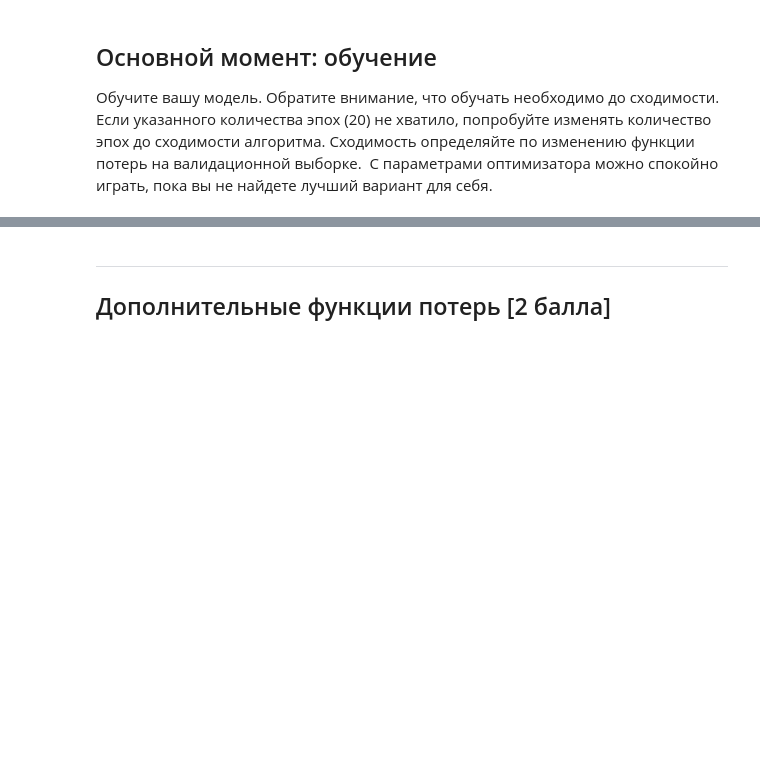
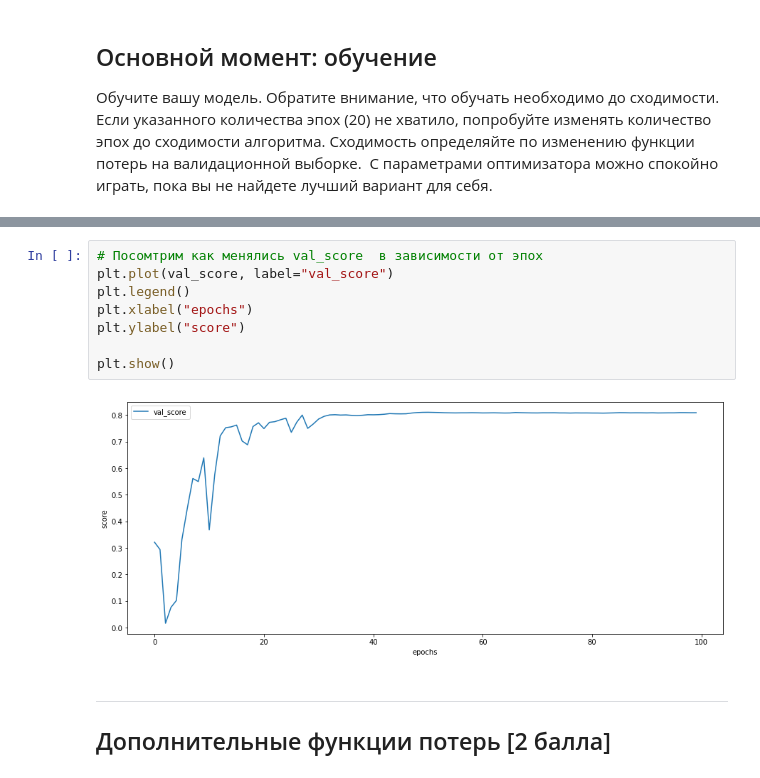
Before and after one commit to rosasha/-, a Jupyter notebook: [hw]semantic_segmentation.ipynb, the cells around one changed output, grey strips where cells are left out. Drawn from its saved outputs; the diff is of its cells as text; blank space fills up the shorter version.

```diff
--- a/[hw]semantic_segmentation.ipynb
+++ b/[hw]semantic_segmentation.ipynb
@@ -449,3 +510,13 @@ for k in range(6):
+# %%
+# Посомтрим как менялись val_score  в зависимости от эпох
+plt.plot(val_score, label="val_score")
+plt.legend()
+plt.xlabel("epochs")
+plt.ylabel("score")
+
+plt.show()
+# %% [output]
+[figure, added]
 # %% [markdown]
 -----------------------------------------------------------------------------------------
 
```
Also changed, not shown: parts of 82 cells of this notebook.
